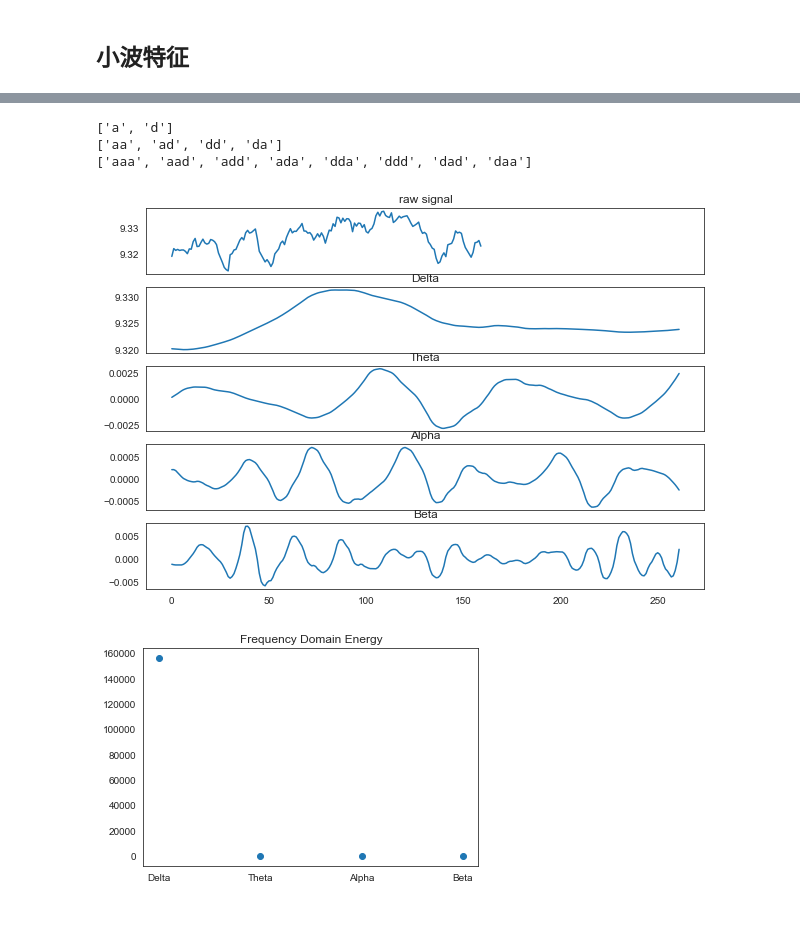
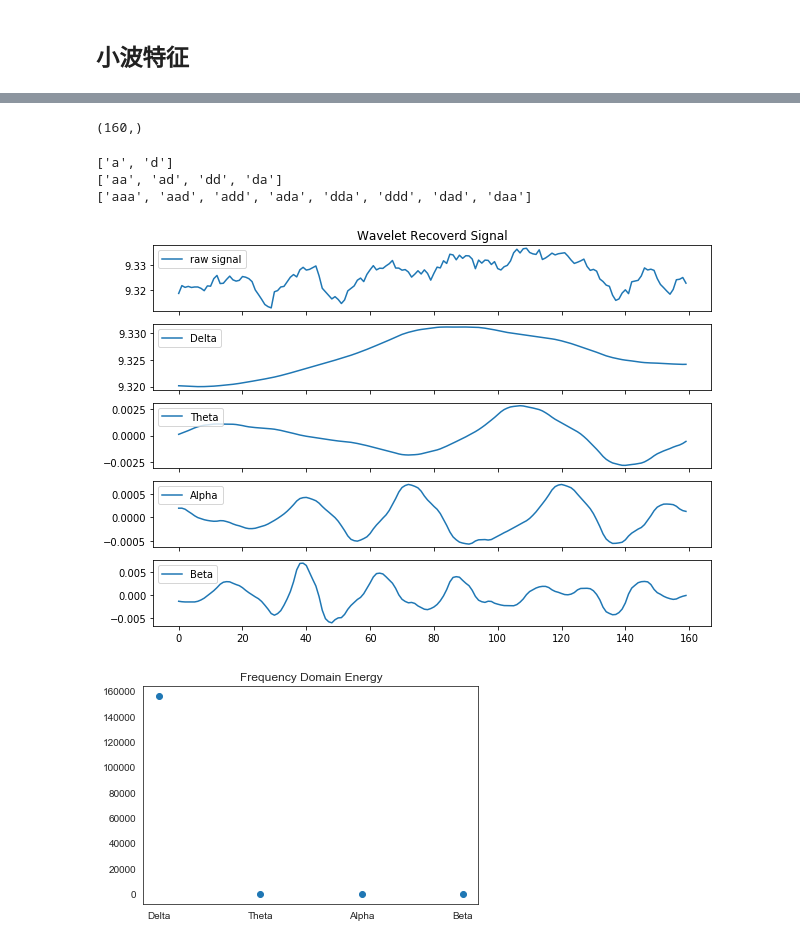
Before and after one commit to Vincent-syr/20MathModelCode, a Jupyter notebook: Untitled.ipynb, the cells around one changed output, grey strips where cells are left out. Cells and saved outputs as stored; diff of their text form; code cells hidden in the pictures; blank space fills up the shorter version.

```diff
--- a/Untitled.ipynb
+++ b/Untitled.ipynb
@@ -517,7 +515,7 @@ for i in range(20):
     index = np.where((freqs<30) & (freqs>0))
 
     plt.plot(freqs[index], pows[index])
-    plt.title('Fourier Frequency Domain \n Channel %d' % (i+1), fontsize=16)
+    plt.title('Fourier Frequency Domain \n Channel %d' % (i+1), fontsize=10)
     plt.ylabel('Power', fontsize=12)
     plt.savefig('Fourier/f_channel %d.jpg' % (i+1))
     plt.show()
@@ -788,3 +786,6 @@ np.save('filtered_sig.npy', filtered_signal)
 filtered_all.shape
 # %% [output]
 (3125, 20)
+# %%
+filtered_signal = np.load('filtered_sig.npy')
+filtered_signal.shape
@@ -1267,6 +1267,12 @@ plt.show()
+# %%
+all_chars = np.load('all_chars.npy', allow_pickle=True)
+all_chars[0][0][0][:,0].shape
+# %% [output]
+(160,)
 # %%
 # 小波重构
 data = all_chars[0][0][0][:,0]  # 160
+# data = all_chars[0]
 maxlevel = 8
 fs = 250
 wavelet='db4'
@@ -1276,38 +1282,43 @@ print([node.path for node in wp.get_level(1, 'freq')])
 print([node.path for node in wp.get_level(2, 'freq')])
 print([node.path for node in wp.get_level(3, 'freq')])
 
 # 频谱由低到高的对应关系，这里需要注意小波变换的频带排列默认并不是顺序排列，所以这里需要使用’freq‘排序。
 freqTree = [node.path for node in wp.get_level(maxlevel, 'freq')]
 # 计算maxlevel最小频段的带宽
 freqBand = fs/(2**maxlevel)
 
 # 绘图显示
 fig, axes = plt.subplots(len(iter_freqs)+1, 1, figsize=(10, 7), sharex=True, sharey=False)
 # 绘制原始数据
-axes[0].plot(data)
-axes[0].set_title('raw signal')
+axes[0].plot(data, label='raw signal')
+axes[0].legend(loc='upper left')
+axes[0].set_title("Wavelet Recoverd Signal")
+# axes[0].set_title('raw signal', fontsize=8)
 for iter in range(len(iter_freqs)):
     # 构造空的小波包
     new_wp = pywt.WaveletPacket(data=None, wavelet=wavelet, mode='symmetric', maxlevel=maxlevel)
     for i in range(len(freqTree)):
         # 第i个频段的最小频率
         bandMin = i * freqBand
         # 第i个频段的最大频率
         bandMax = bandMin + freqBand
         # 判断第i个频段是否在要分析的范围内
         if (iter_freqs[iter]['fmin']<=bandMin and iter_freqs[iter]['fmax']>= bandMax):
             # 给新构造的小波包参数赋值
             new_wp[freqTree[i]] = wp[freqTree[i]].data
     # 绘制对应频率的数据
-    axes[iter+1].plot(new_wp.reconstruct(update=True))
+#     axes[iter+1].plot(new_wp.reconstruct(update=True))
+    axes[iter+1].plot(new_wp.reconstruct(update=True)[:160], label=iter_freqs[iter]['name'])
+    axes[iter+1].legend(loc='upper left')
     # 设置图名
-    axes[iter+1].set_title(iter_freqs[iter]['name'])
+#     axes[iter+1].set_title(iter_freqs[iter]['name'], fontsize=8)
+plt.savefig('wavelet_recover.png')
 plt.show()
 # %% [output]
 ['a', 'd']
 ['aa', 'ad', 'dd', 'da']
 ['aaa', 'aad', 'add', 'ada', 'dda', 'ddd', 'dad', 'daa']
-[figure, old version]
+[figure, new version]
 # %%
 # 需要分析的四个频段
 iter_freqs = [
```
Also changed, not shown: parts of 10 cells of this notebook, 23 other files.
